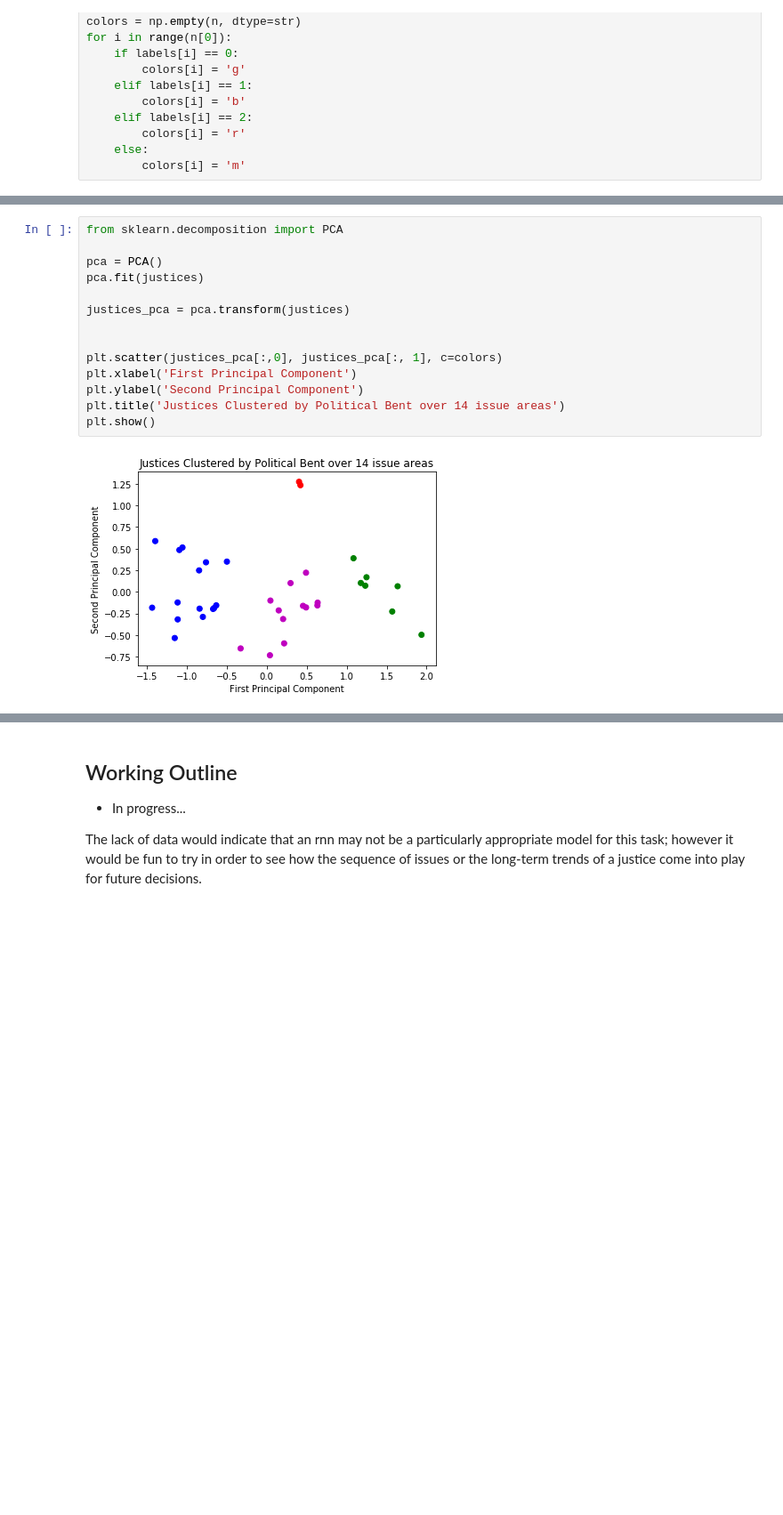
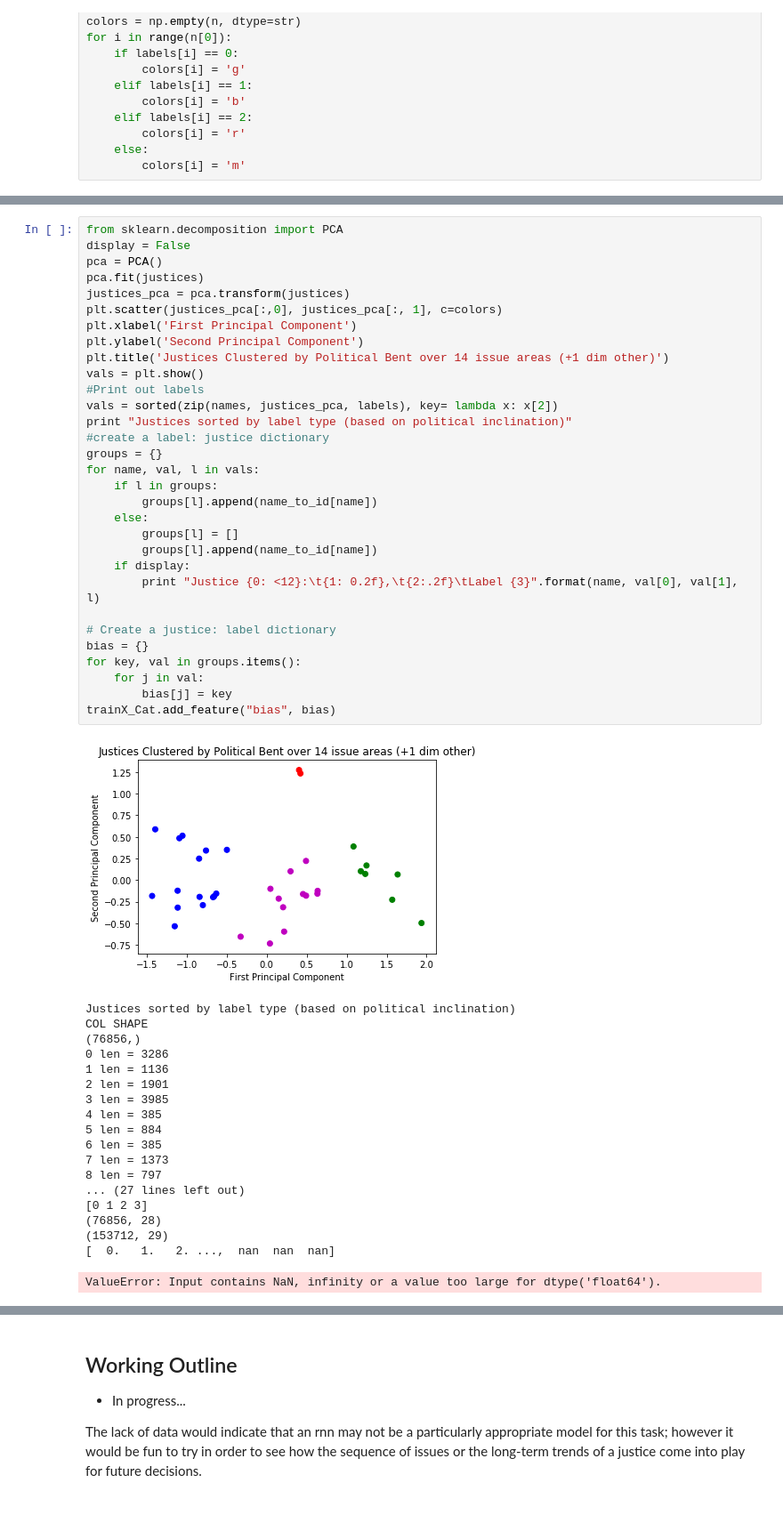
Before and after one commit to aywhen/supreme_predictions, a Jupyter notebook: scripts/rnn_justice_predictions.ipynb, the cells around one changed output, grey strips where cells are left out. Shown at 89% size. Cells and saved outputs as stored; diff of their text form; blank space fills up the shorter version.

```diff
--- a/scripts/rnn_justice_predictions.ipynb
+++ b/scripts/rnn_justice_predictions.ipynb
@@ -278,16 +320,51 @@ for i in range(n[0]):
 # %%
 from sklearn.decomposition import PCA
-
+display = False
 pca = PCA()
 pca.fit(justices)
-
 justices_pca = pca.transform(justices)
-
-
 plt.scatter(justices_pca[:,0], justices_pca[:, 1], c=colors)
 plt.xlabel('First Principal Component')
 plt.ylabel('Second Principal Component')
-plt.title('Justices Clustered by Political Bent over 14 issue areas')
-plt.show()
+plt.title('Justices Clustered by Political Bent over 14 issue areas (+1 dim other)')
+vals = plt.show()
+#Print out labels
+vals = sorted(zip(names, justices_pca, labels), key= lambda x: x[2])
+print "Justices sorted by label type (based on political inclination)"
+#create a label: justice dictionary
+groups = {}
+for name, val, l in vals:
+    if l in groups:
+        groups[l].append(name_to_id[name])
+    else:
+        groups[l] = []
+        groups[l].append(name_to_id[name])
+    if display:
+        print "Justice {0: <12}:\t{1: 0.2f},\t{2:.2f}\tLabel {3}".format(name, val[0], val[1], l)
+
+# Create a justice: label dictionary
+bias = {}
+for key, val in groups.items():
+    for j in val:
+        bias[j] = key
+trainX_Cat.add_feature("bias", bias)
 # %% [output]
-[figure, old version]
+[figure, new version]
+Justices sorted by label type (based on political inclination)
+COL SHAPE
+(76856,)
+0 len = 3286
+1 len = 1136
+2 len = 1901
+3 len = 3985
+4 len = 385
+5 len = 884
+6 len = 385
+7 len = 1373
+8 len = 797
+... (27 lines left out)
+[0 1 2 3]
+(76856, 28)
+(153712, 29)
+[  0.   1.   2. ...,  nan  nan  nan]
+ValueError: Input contains NaN, infinity or a value too large for dtype('float64').
```
Also changed, not shown: parts of 9 cells of this notebook.
